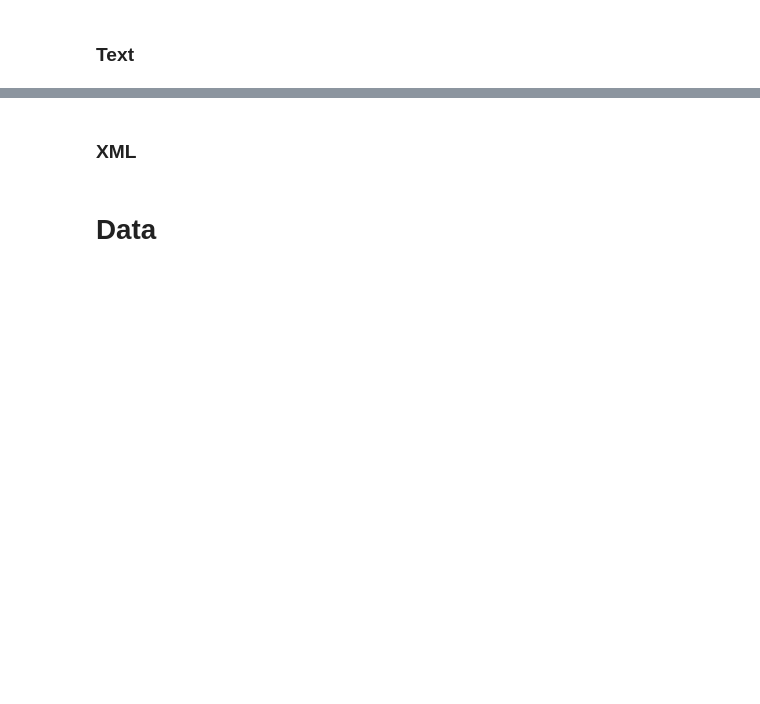
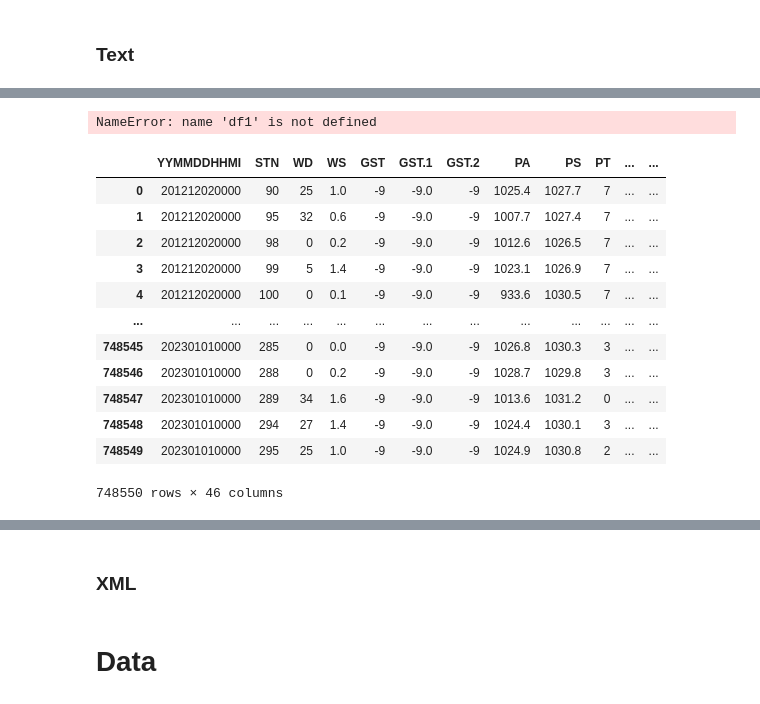
Before and after one commit to lhshs/Contest, a Jupyter notebook: 2307_11th_PublicData/API_Data.ipynb, the cells around one changed output, grey strips where cells are left out. Drawn from its saved outputs; the diff is of its cells as text; code cells hidden in the pictures; blank space fills up the shorter version.

```diff
--- a/2307_11th_PublicData/API_Data.ipynb
+++ b/2307_11th_PublicData/API_Data.ipynb
@@ -387,0 +292,24 @@ df_snow
+# %%
+df1.to_csv('1.csv')
+df_2023.to_csv('2.csv')
+# %% [output]
+NameError: name 'df1' is not defined
+# %%
+df1 = pd.read_csv('./1.csv', index_col = 0)
+df_2023 = pd.read_csv('./2.csv', index_col = 0)
+# %%
+df1
+# %% [output]
+|  | YYMMDDHHMI | STN | WD | WS | GST | GST.1 | GST.2 | PA | PS | PT | ... | ... |
+| 0 | 201212020000 | 90 | 25 | 1.0 | -9 | -9.0 | -9 | 1025.4 | 1027.7 | 7 | ... | ... |
+| 1 | 201212020000 | 95 | 32 | 0.6 | -9 | -9.0 | -9 | 1007.7 | 1027.4 | 7 | ... | ... |
+| 2 | 201212020000 | 98 | 0 | 0.2 | -9 | -9.0 | -9 | 1012.6 | 1026.5 | 7 | ... | ... |
+| 3 | 201212020000 | 99 | 5 | 1.4 | -9 | -9.0 | -9 | 1023.1 | 1026.9 | 7 | ... | ... |
+| 4 | 201212020000 | 100 | 0 | 0.1 | -9 | -9.0 | -9 | 933.6 | 1030.5 | 7 | ... | ... |
+| ... | ... | ... | ... | ... | ... | ... | ... | ... | ... | ... | ... | ... |
+| 748545 | 202301010000 | 285 | 0 | 0.0 | -9 | -9.0 | -9 | 1026.8 | 1030.3 | 3 | ... | ... |
+| 748546 | 202301010000 | 288 | 0 | 0.2 | -9 | -9.0 | -9 | 1028.7 | 1029.8 | 3 | ... | ... |
+| 748547 | 202301010000 | 289 | 34 | 1.6 | -9 | -9.0 | -9 | 1013.6 | 1031.2 | 0 | ... | ... |
+| 748548 | 202301010000 | 294 | 27 | 1.4 | -9 | -9.0 | -9 | 1024.4 | 1030.1 | 3 | ... | ... |
+| 748549 | 202301010000 | 295 | 25 | 1.0 | -9 | -9.0 | -9 | 1024.9 | 1030.8 | 2 | ... | ... |
+748550 rows × 46 columns
```
Also changed, not shown: parts of 62 cells of this notebook.
